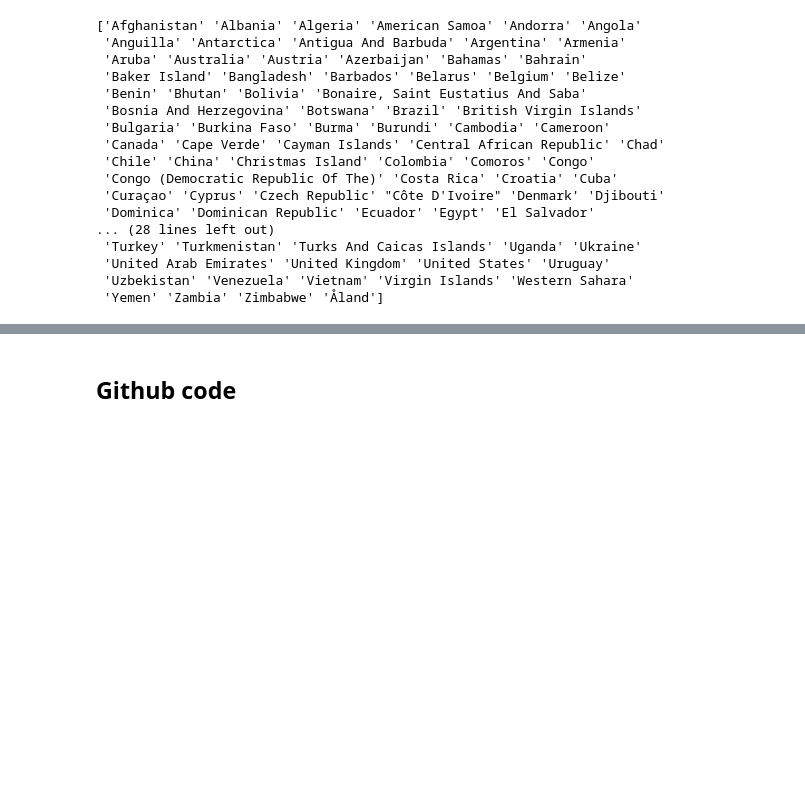
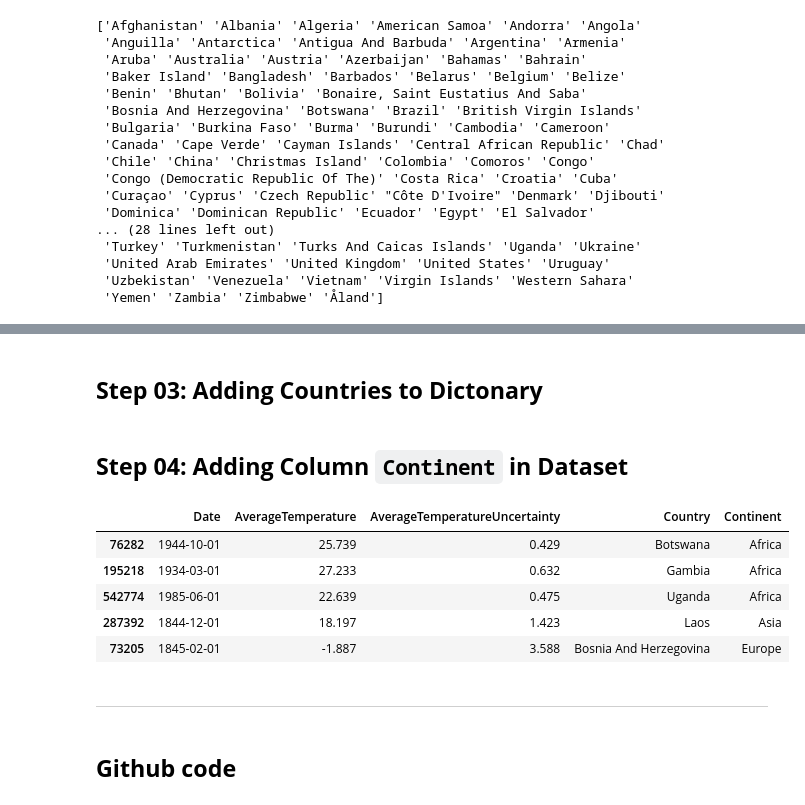
Before and after one commit to HassanZeb01/land_temperature_by_country, a Jupyter notebook: climate_temperature.ipynb, the cells around one changed output, grey strips where cells are left out. Drawn from its saved outputs; the diff is of its cells as text; code cells hidden in the pictures; blank space fills up the shorter version.

```diff
--- a/climate_temperature.ipynb
+++ b/climate_temperature.ipynb
@@ -236,8 +268,8 @@ df.shape
 (559921, 4)
 # %%
 #Rechecking the Countries names
-country = df['Country'].unique()
-print(country)
+countries = df['Country'].unique()
+print(countries)
 # %% [output]
 ['Afghanistan' 'Albania' 'Algeria' 'American Samoa' 'Andorra' 'Angola'
  'Anguilla' 'Antarctica' 'Antigua And Barbuda' 'Argentina' 'Armenia'
@@ -321,2 +375,52 @@ cont_oceania = [
+# %%
+# To track all countries with relevant continent.
+continent_dist = {}
+# %% [markdown]
+## **Step 03: Adding Countries to Dictonary**
+# %%
+# African countries
+for countries in cont_africa:
+  continent_dist[countries] = 'Africa'
+
+# Asian countries
+for countries in cont_asia:
+  continent_dist[countries] = 'Asia'
+
+# Antartican countries
+for countries in cont_antartica:
+  continent_dist[countries] = 'Antartica'
+
+# European countries
+for countries in cont_europe:
+  continent_dist[countries] = 'Europe'
+
+# North American countries
+for countries in cont_north_america:
+  continent_dist[countries] = 'North America'
+
+# North American countries
+for countries in cont_south_america:
+  continent_dist[countries] = 'South America'
+
+# Oceania countries
+for countries in cont_oceania:
+  continent_dist[countries] = 'Oceania'
+# %% [markdown]
+## **Step 04: Adding Column `Continent` in Dataset**
+# %%
+df['Continent'] = df['Country'].map(continent_dist)
+# %%
+df.sample(5)
+# %% [output]
+|  | Date | AverageTemperature | AverageTemperatureUncertainty | Country | Continent |
+| 76282 | 1944-10-01 | 25.739 | 0.429 | Botswana | Africa |
+| 195218 | 1934-03-01 | 27.233 | 0.632 | Gambia | Africa |
+| 542774 | 1985-06-01 | 22.639 | 0.475 | Uganda | Africa |
+| 287392 | 1844-12-01 | 18.197 | 1.423 | Laos | Asia |
+| 73205 | 1845-02-01 | -1.887 | 3.588 | Bosnia And Herzegovina | Europe |
+# %% [markdown]
+
+
+---
 # %% [markdown]
 ## **Github code**
```
Also changed, not shown: parts of 36 cells of this notebook.
